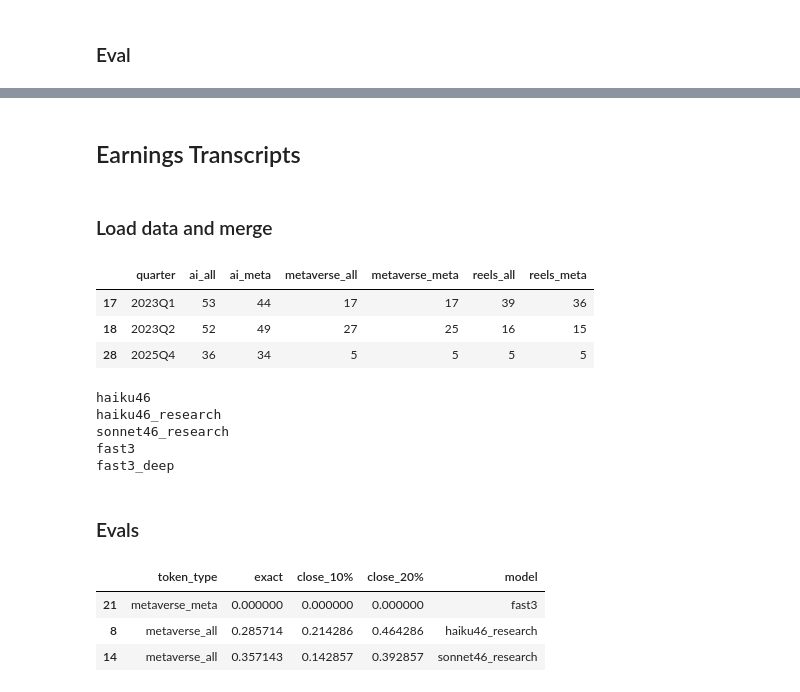
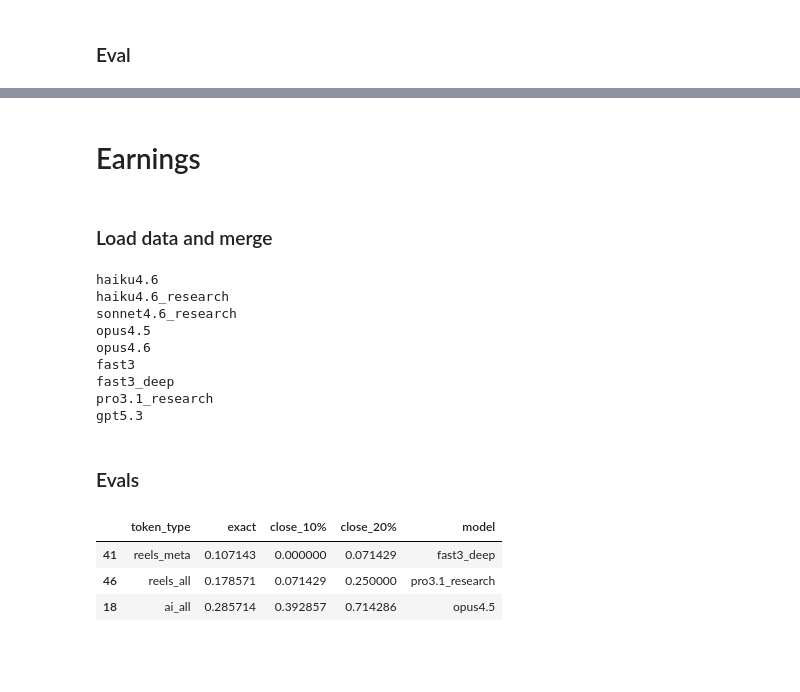
Before and after one commit to map222/vibe-arbitrage, a Jupyter notebook: GradStudentEval.ipynb, the cells around one changed output, grey strips where cells are left out. Saved outputs shown, nothing was run; the diff lists cells and outputs as text; code cells hidden in the pictures; blank space fills up the shorter version.

```diff
--- a/GradStudentEval.ipynb
+++ b/GradStudentEval.ipynb
@@ -349,6 +322,4 @@ ves_evals = {'haiku':copy.deepcopy(ves_default),
 # %%
-models = ['opus45', 'opus46', 'sonnet4','sonnet45', 'flash']
-for model in models:
-  merge_df = merges[model]
-  ves_evals[model]['nom_count'] = (merge_df['# of nominations_eval'] == merge_df['# of nominations_student']).sum() / len(merge_df)
-  ves_evals[model]['outstanding'] = (merge_df['outstanding_eval'] == merge_df['outstanding_student']).sum() / ves_eval_pdf['outstanding'].notnull().sum()
+for model, merge_df in merges.items():
+    ves_evals[model]['nom_count'] = (merge_df['# of nominations_eval'] == merge_df['# of nominations_student']).sum() / len(merge_df)
+    ves_evals[model]['outstanding'] = (merge_df['outstanding_eval'] == merge_df['outstanding_student']).sum() / ves_eval_pdf['outstanding'].notnull().sum()
@@ -407,15 +366,8 @@ Passing `palette` without assigning `hue` is deprecated and will be removed in v
 # %% [markdown]
-## Earnings Transcripts
+# Earnings
 # %% [markdown]
 ### Load data and merge
 # %%
 earnings_pdf = pd.read_csv(eval_loc + 'earnings_transcripts/golden_set_earnings.tsv', sep = '\t')
 earnings_eval_pdf = earnings_pdf.query('quarter >="2019Q1"')
-earnings_eval_pdf = clean_award_data(earnings_eval_pdf)
-earnings_eval_pdf.sample(3)
-# %% [output]
-|  | quarter | ai_all | ai_meta | metaverse_all | metaverse_meta | reels_all | reels_meta |
-| 17 | 2023Q1 | 53 | 44 | 17 | 17 | 39 | 36 |
-| 18 | 2023Q2 | 52 | 49 | 27 | 25 | 16 | 15 |
-| 28 | 2025Q4 | 36 | 34 | 5 | 5 | 5 | 5 |
 # %%
@@ -428,16 +384,20 @@ data['fast3_deep'] = pd.read_csv(eval_loc + 'earnings_transcripts/gemini_fast_de
 # %%
-merges = {}
-models = ['haiku46', 'haiku46_research', 'sonnet46_research', 'fast3', 'fast3_deep']
+earnings_merges = {}
 
-for model in models:
+for model in earnings_data.keys():
     print(model)
-    merges[model] = data[model].merge(earnings_eval_pdf, on = 'quarter', how='right', suffixes = ('_student', '_eval'))
+    earnings_merges[model] = (earnings_data[model].merge(earnings_eval_pdf, on = 'quarter',
+                                                        how='right', suffixes = ('_student', '_eval')))
 # %% [output]
-haiku46
-haiku46_research
-sonnet46_research
+haiku4.6
+haiku4.6_research
+sonnet4.6_research
+opus4.5
+opus4.6
 fast3
 fast3_deep
+pro3.1_research
+gpt5.3
 # %% [markdown]
 ### Evals
 # %%
@@ -446,29 +406,22 @@ stat_default = {'exact': {'ai_all':0.0, 'ai_meta':0.0, 'metaverse_all':0.0, 'met
                 'close_20%':{'ai_all':0.0, 'ai_meta':0.0, 'metaverse_all':0.0, 'metaverse_meta':0.0, 'reels_all':0.0, 'reels_meta':0.0},
                     }
 earnings_evals = { }
-earnings_evals = {'haiku46':copy.deepcopy(stat_default),
-                  'haiku46_research':copy.deepcopy(stat_default),
-                   'sonnet46':copy.deepcopy(stat_default),
-                   'sonnet46_research':copy.deepcopy(stat_default),
-                   'opus':copy.deepcopy(stat_default),
-                   'fast3':copy.deepcopy(stat_default),
-                   'fast3_deep':copy.deepcopy(stat_default),
-                   'thinking3':copy.deepcopy(stat_default)
-                            }
-earnings_cols = ['ai_all',	'ai_meta',	'metaverse_all'	,'metaverse_meta',	'reels_all',	'reels_meta']
+for model in earnings_merges.keys():
+    earnings_evals[model] = copy.deepcopy(stat_default)
+earnings_cols = ['ai_all',	'ai_meta',	'metaverse_all'	,'metaverse_meta',	'reels_all', 'reels_meta']
 for col in earnings_cols:
-    for model in models:
-        earnings_evals[model]['exact'][col] =( merges[model][col + '_student'] == merges[model][col + '_eval']).sum() / len(merges[model])
-        earnings_evals[model]['close_10%'][col] = is_close( merges[model][col + '_student'],  merges[model][col + '_eval'], 0.1).sum() / len(merges[model])
+    for model in earnings_merges.keys():
+        earnings_evals[model]['exact'][col] =( earnings_merges[model][col + '_student'] == earnings_merges[model][col + '_eval']).sum() / len(earnings_merges[model])
+        earnings_evals[model]['close_10%'][col] = is_close( earnings_merges[model][col + '_student'],  earnings_merges[model][col + '_eval'], 0.1).sum() / len(earnings_merges[model])
 
-        earnings_evals[model]['close_20%'][col] = is_close( merges[model][col + '_student'],  merges[model][col + '_eval'], 0.2).sum() / len(merges[model])
+        earnings_evals[model]['close_20%'][col] = is_close( earnings_merges[model][col + '_student'],  earnings_merges[model][col + '_eval'], 0.2).sum() / len(earnings_merges[model])
 # %%
-earnings_eval_pdf = pd.concat([pd.DataFrame(earnings_evals[model]).assign(model = model) for model in models]).reset_index()
-earnings_eval_pdf.columns = ['token_type', 'exact','close_10%', 'close_20%', 'model']
-earnings_eval_pdf.sample(3)
+earnings_evals_pdf = pd.concat([pd.DataFrame(eval).assign(model = model) for model, eval in earnings_evals.items()]).reset_index()
+earnings_evals_pdf.columns = ['token_type', 'exact','close_10%', 'close_20%', 'model']
+earnings_evals_pdf.sample(3)
 # %% [output]
 |  | token_type | exact | close_10% | close_20% | model |
-| 21 | metaverse_meta | 0.000000 | 0.000000 | 0.000000 | fast3 |
-| 8 | metaverse_all | 0.285714 | 0.214286 | 0.464286 | haiku46_research |
-| 14 | metaverse_all | 0.357143 | 0.142857 | 0.392857 | sonnet46_research |
+| 41 | reels_meta | 0.107143 | 0.000000 | 0.071429 | fast3_deep |
+| 46 | reels_all | 0.178571 | 0.071429 | 0.250000 | pro3.1_research |
+| 18 | ai_all | 0.285714 | 0.392857 | 0.714286 | opus4.5 |
 # %%
```
Also changed, not shown: parts of 56 cells of this notebook, 1 other file.
